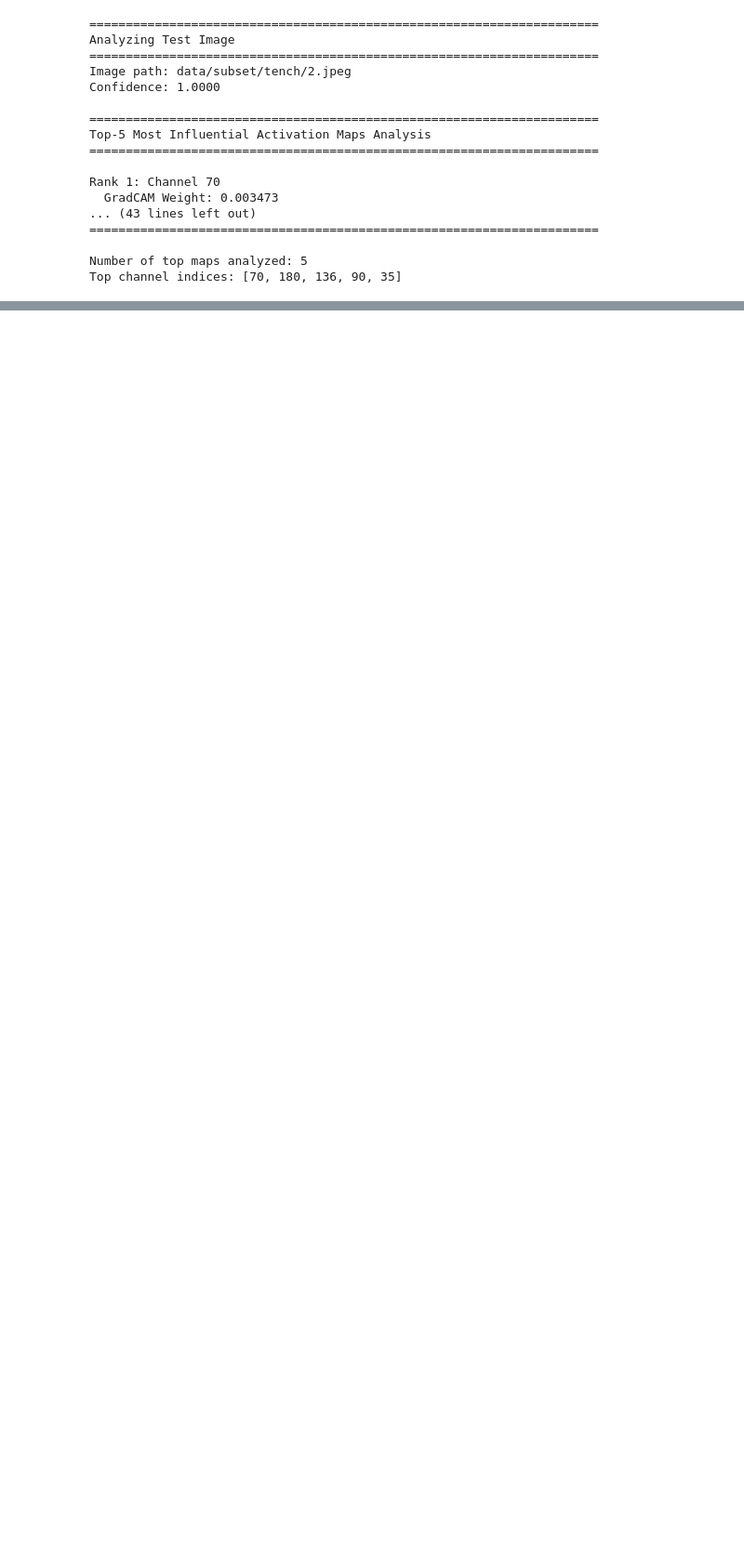
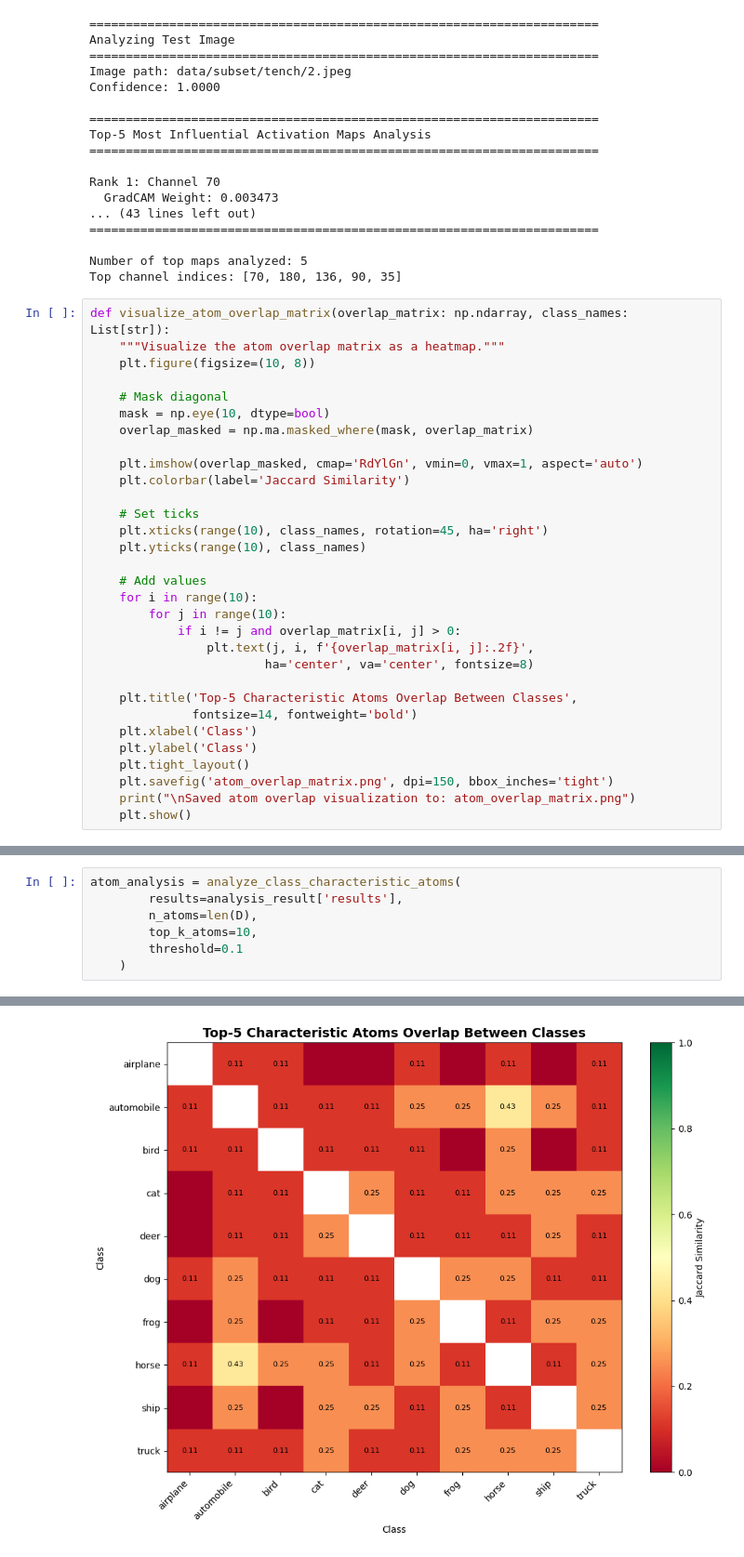
Before and after one commit to Tamnt240904/HALS-NND-, a Jupyter notebook: analyze.ipynb, the cells around one changed output, grey strips where cells are left out. Shown at 93% size. Saved outputs shown, nothing was run; the diff lists cells and outputs as text; blank space fills up the shorter version.

Commit message:
Add heat map for analyze

```diff
--- a/analyze.ipynb
+++ b/analyze.ipynb
@@ -224,3 +237,34 @@ Rank 1: Channel 70
 
 Number of top maps analyzed: 5
 Top channel indices: [70, 180, 136, 90, 35]
+# %%
+def visualize_atom_overlap_matrix(overlap_matrix: np.ndarray, class_names: List[str]):
+    """Visualize the atom overlap matrix as a heatmap."""
+    plt.figure(figsize=(10, 8))
+
+    # Mask diagonal
+    mask = np.eye(10, dtype=bool)
+    overlap_masked = np.ma.masked_where(mask, overlap_matrix)
+
+    plt.imshow(overlap_masked, cmap='RdYlGn', vmin=0, vmax=1, aspect='auto')
+    plt.colorbar(label='Jaccard Similarity')
+
+    # Set ticks
+    plt.xticks(range(10), class_names, rotation=45, ha='right')
+    plt.yticks(range(10), class_names)
+
+    # Add values
+    for i in range(10):
+        for j in range(10):
+            if i != j and overlap_matrix[i, j] > 0:
+                plt.text(j, i, f'{overlap_matrix[i, j]:.2f}',
+                        ha='center', va='center', fontsize=8)
+
+    plt.title('Top-5 Characteristic Atoms Overlap Between Classes',
+              fontsize=14, fontweight='bold')
+    plt.xlabel('Class')
+    plt.ylabel('Class')
+    plt.tight_layout()
+    plt.savefig('atom_overlap_matrix.png', dpi=150, bbox_inches='tight')
+    print("\nSaved atom overlap visualization to: atom_overlap_matrix.png")
+    plt.show()
@@ -226,0 +455,8 @@ Top channel indices: [70, 180, 136, 90, 35]
+# %%
+atom_analysis = analyze_class_characteristic_atoms(
+        results=analysis_result['results'],
+        n_atoms=len(D),
+        top_k_atoms=10,
+        threshold=0.1
+    )
+# %% [output]
@@ -226,0 +480 @@ Top channel indices: [70, 180, 136, 90, 35]
+[figure, added]
```
Also changed, not shown: parts of 6 cells of this notebook, 1 other file.
